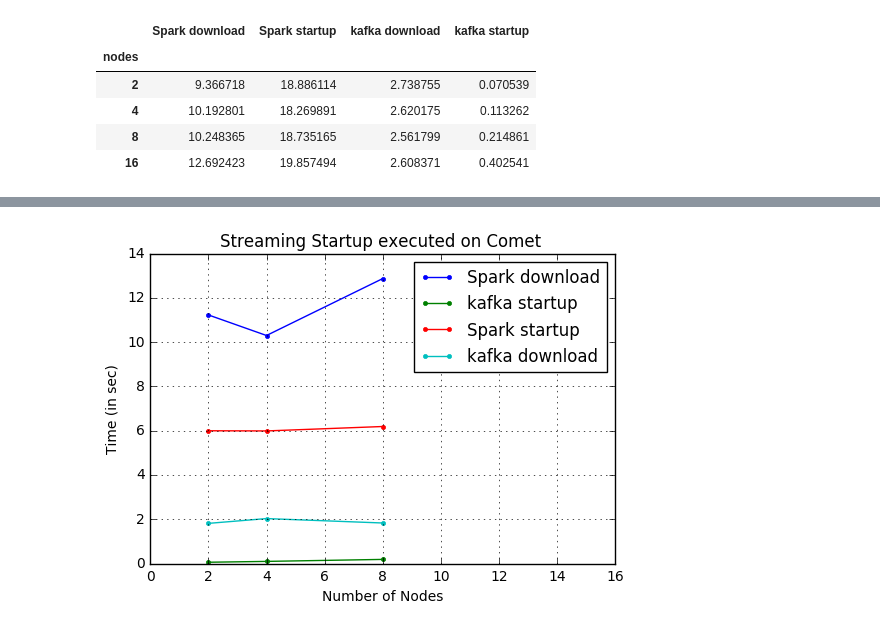
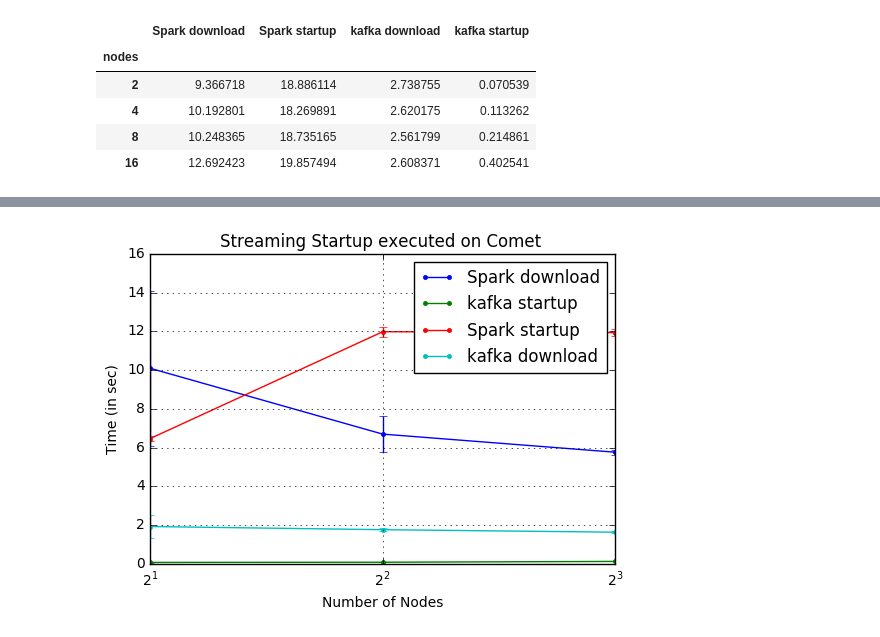
Before and after one commit to radical-experiments/midas_exps, a Jupyter notebook: streaming/plot startup results.ipynb, the cells around one changed output, grey strips where cells are left out. Cells and saved outputs as stored; diff of their text form; code cells hidden in the pictures.

```diff
--- a/streaming/plot startup results.ipynb
+++ b/streaming/plot startup results.ipynb
@@ -62,3 +57,0 @@ plt.show()
-# %%
-data = data.sort_values(by='nodes')
-data
@@ -83,7 +60,9 @@ data
 # %%
-data = data[(data.system== 'comet')]
-spark_download_group = data.groupby(['nodes']).mean()
-spark_download_group
+comet_data = data[(data.system== 'comet')]
+comet_data_mean = comet_data.groupby(['nodes']).mean()
+#data.groupby(['nodes']).std()
+comet_data_mean
+comet_data.groupby(['nodes']).std()
 # %% [output]
 |  | Spark download | Spark startup | kafka download | kafka startup |
 | nodes |  |  |  |  |
@@ -92,0 +97,6 @@ spark_download_group
+# %%
+wrangler_data = data[(data.system== 'wrangler')]
+wrangler_data_mean = wrangler_data.groupby(['nodes']).mean()
+wrangler_data_mean
+#wrangler_data.groupby(['nodes']).std()
+#wrangler_data
@@ -93,21 +109,22 @@ spark_download_group
 # %%
-nodes_group = data.groupby(['nodes']).mean()
-ax = nodes_group.plot(y=['Spark download','kafka startup','Spark startup','kafka download'],
+ax = wrangler_data_mean.plot(y=['Spark download','kafka startup','Spark startup','kafka download'],
                       title='Streaming Startup executed on Comet ',
                       #legend=None,
-                      xlim=(0,16),
+                      #xlim=(0,16),
                       #xticks = [0,1,2,3,4,5,6,7,8,16],
                       #ylim=(0,12),
-                      marker='.'
+                      marker='.',
+                      yerr= wrangler_data.groupby(['nodes']).std()
                       )
+ax.set_xscale('log', basex=2)
 ax.set_xlabel("Number of Nodes")
 ax.set_ylabel("Time (in sec)")
 #ax.annotate('Spark Download', xy=(2, 1), xytext=(2, 11),)
 #ax.annotate('Kafka Download', xy=(2, 1), xytext=(2, 4),)
 #ax.annotate('Spark Startup', xy=(2, 1), xytext=(2, 17),)
 
 #ax.annotate('Kafka Startup', xy=(2, 1), xytext=(2, 1),)
 ax.grid()
 plt.show()
 # %% [output]
-[figure, old version]
+[figure, new version]
```
Also changed, not shown: parts of 10 cells of this notebook, 1 other file.
